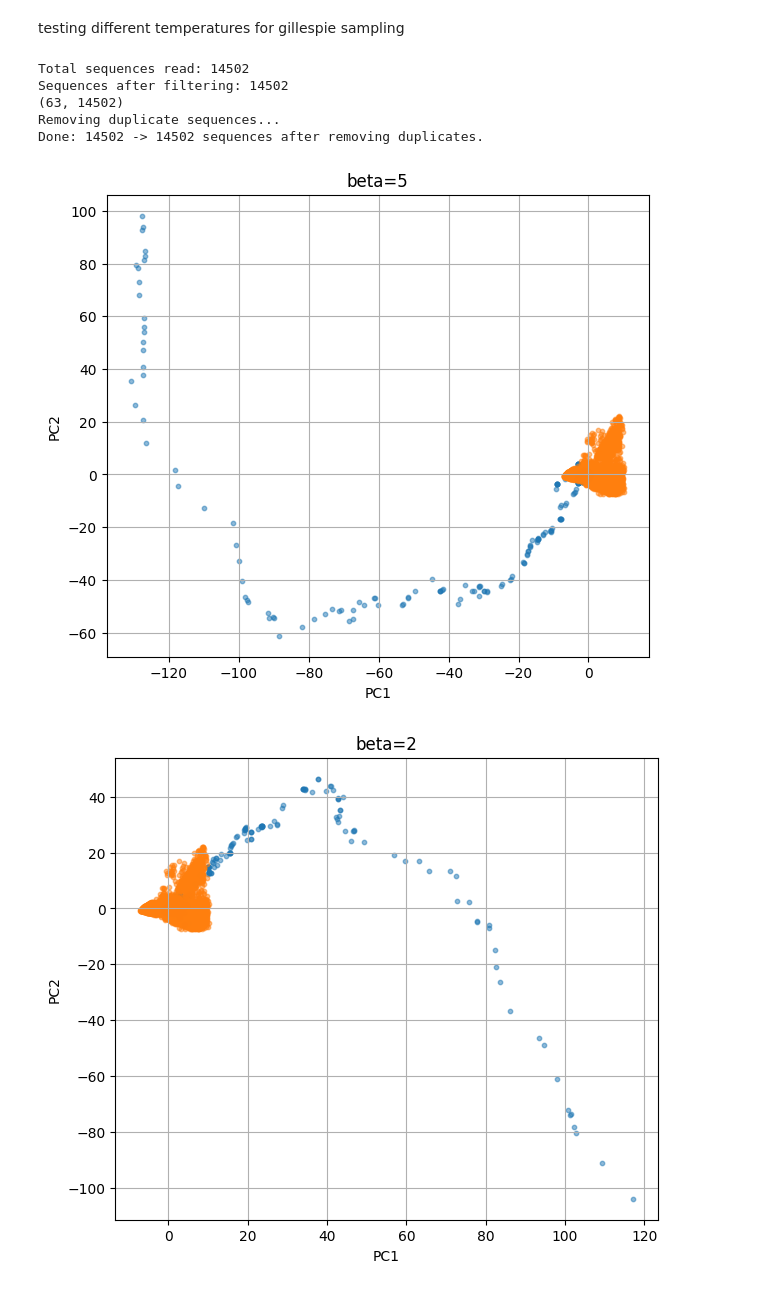
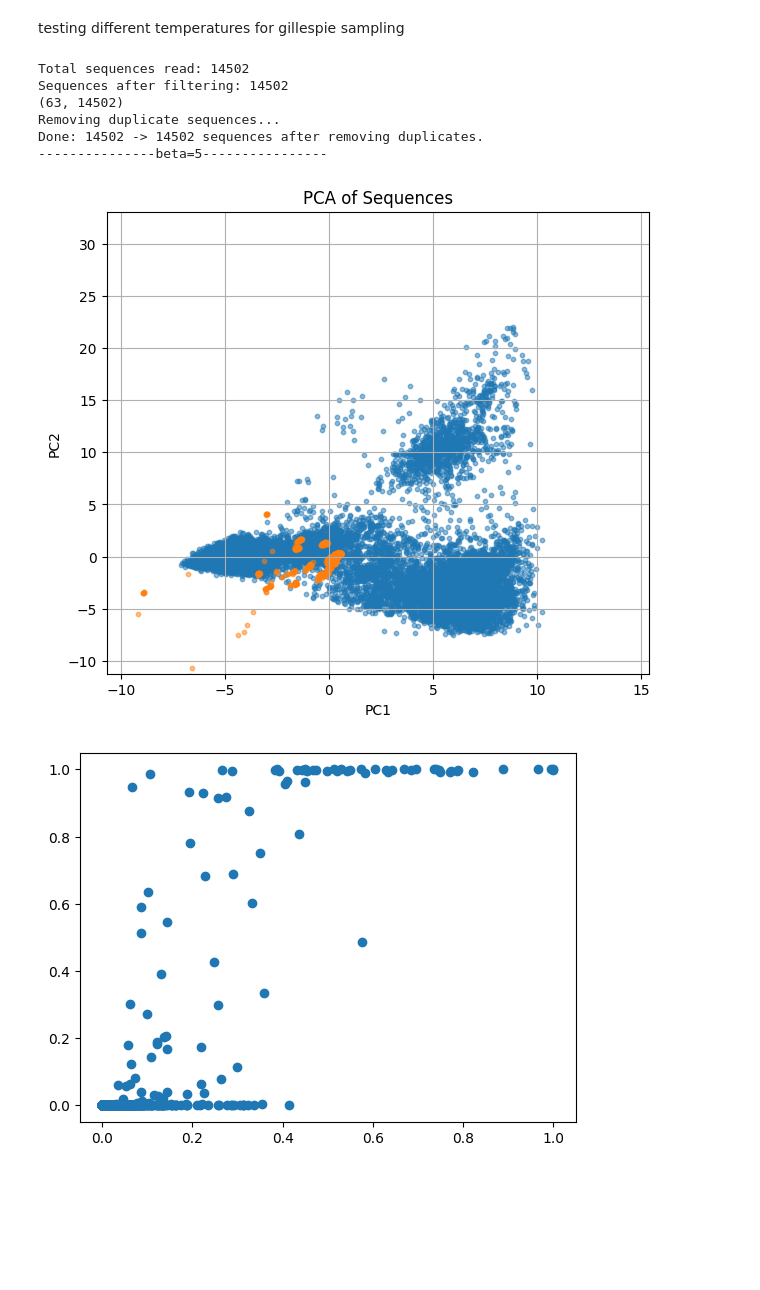
Before and after one commit to marziof/PLM-gen-DCA, a Jupyter notebook: Attention-DCA-main/CODE/AttentionDCA_python/src/PLM/gillespie_main_nb.ipynb, the cells around one changed output. Saved outputs shown, nothing was run; the diff lists cells and outputs as text; code cells hidden in the pictures; blank space fills up the shorter version.

Commit message:
gill temp with all the results

```diff
--- a/Attention-DCA-main/CODE/AttentionDCA_python/src/PLM/gillespie_main_nb.ipynb
+++ b/Attention-DCA-main/CODE/AttentionDCA_python/src/PLM/gillespie_main_nb.ipynb
@@ -139,40 +139,43 @@ The standard variation is :  4.6473484572860055
 # %% [markdown]
 testing different temperatures for gillespie sampling
 # %%
-beta_list=[5,2,0.5,0.1,0.01]
-#beta_list=[2,0.5,0.1,0.01]
+beta_list=[5,2,1.5,1,0.5,0.1,0.01]
+#beta_list=[1.5]
 file_test_data=r"C:\Users\youss\OneDrive\Bureau\master epfl\MA2\TP4 De los Rios\git_test\PLM-gen-DCA\Attention-DCA-main\CODE\DataAttentionDCA\jdoms\jdoms_bacteria_train2.fasta"
 seq_data_test=read_fasta_alignment(file_test_data,0.8)
 mean_ham_dist=[]
 print(seq_data_test.shape)
 seq_data_test_filtered,_=remove_duplicate_sequences(seq_data_test)
 seq_data_test_filtered=seq_data_test_filtered.T
 for beta in beta_list:
+    print(f"---------------beta={beta}----------------")
     save_dir = "gill_generated_sequences"
     N_seqs = 20000
     save_name = f"gill_generated_sequences_{N_seqs}_beta_{beta}"
     init_sequence = 'DYYQVLGVPKDADAKSIKKAFRKLARKYHPDVNPGDKEAERKFKEANEANEVLSDPEKRKKYD'
     init_sequence_num = letters_to_nums(init_sequence)
     ratio = 0.3
-    init_sequence_num = modify_seq(init_sequence_num, ratio)
+    #init_sequence_num = modify_seq(init_sequence_num, ratio)
     #generate_gill_n_save(save_dir, save_name, Jtens, N_seqs, init_sequence=init_sequence_num,beta=beta)
 
     filename = save_name
     #cwd = '/Users/marzioformica/Desktop/EPFL/Master/MA2/Labo/my_project/PLM-gen-DCA/Attention-DCA-main'
     cwd=r'C:\Users\youss\OneDrive\Bureau\master epfl\MA2\TP4 De los Rios\git_test\PLM-gen-DCA\Attention-DCA-main'
     # Load the generated sequences
-
+    if beta==1:
+        filename="gill_gen_seqs_w_init_seq_Ns30000_r0.3_after_mod"
     output_file = cwd + r"\CODE\AttentionDCA_python\src\PLM\gill_generated_sequences\\" +filename +".npy"
     gen_sequences = np.load(output_file)
-
-    mean_ham_dist.append(np.mean(vectorized_hamming_distance(gen_sequences[10000:],seq_data_test_filtered)))
-    fig_file=cwd + f'\CODE\AttentionDCA_python\src\PLM\PCA_fig\PCA_beta_{beta}'
-    plot_pca_of_sequences(gen_sequences,title=f"beta={beta}",comparison_data=seq_data_test_filtered)
+    compare_seq_arrays(gen_sequences,seq_data_test_filtered,initial_seq=init_sequence_num)
+    # mean_ham_dist.append(np.mean(vectorized_hamming_distance(gen_sequences[10000:],seq_data_test_filtered)))
+    # fig_file=cwd + f'\CODE\AttentionDCA_python\src\PLM\PCA_fig\PCA_beta_{beta}'
+    # plot_pca_of_sequences(gen_sequences,title=f"beta={beta}",comparison_data=seq_data_test_filtered)
 # %% [output]
 Total sequences read: 14502
 Sequences after filtering: 14502
 (63, 14502)
 Removing duplicate sequences...
 Done: 14502 -> 14502 sequences after removing duplicates.
+---------------beta=5----------------
-[figure, old version]
+[figure, new version]
-[figure, old version]
+[figure, new version]
```
Also changed, not shown: parts of 4 cells of this notebook, 3 other files.
